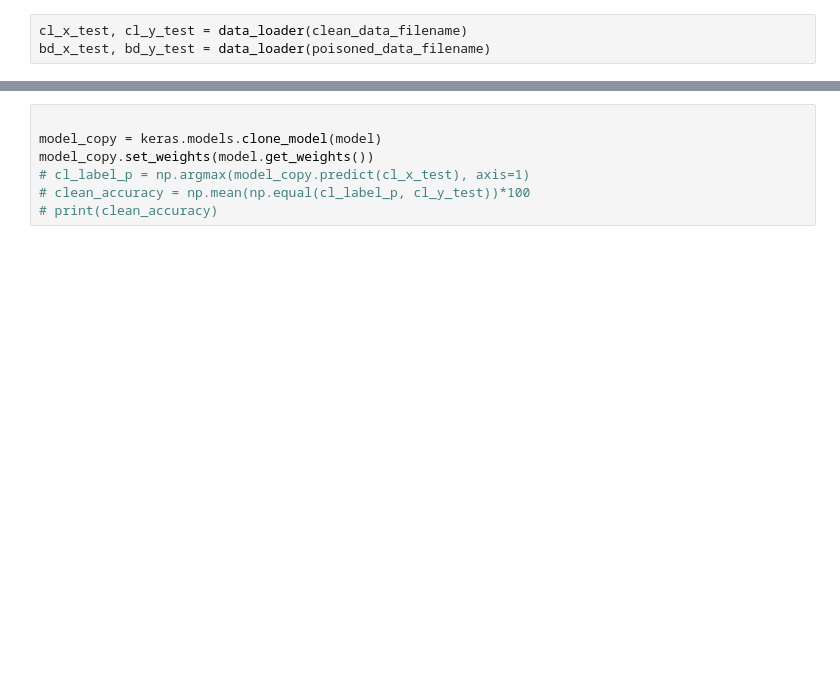
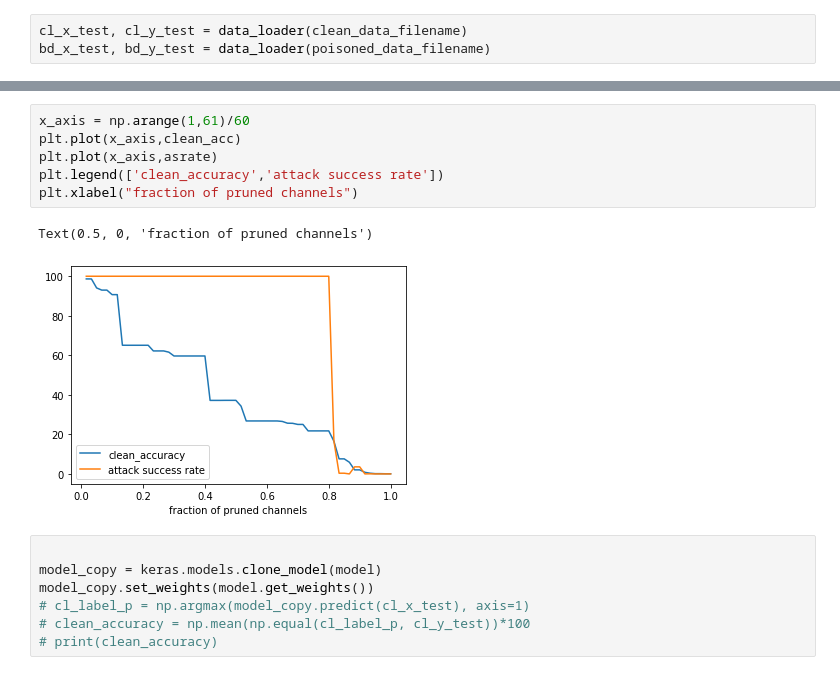
Before and after one commit to yeb2Binfang/ECE-GY-9163-ML-cyber, a Jupyter notebook: Lab/MLSec_Lab3.ipynb, the cells around one changed output, grey strips where cells are left out. Saved outputs shown, nothing was run; the diff lists cells and outputs as text; blank space fills up the shorter version.

```diff
--- a/Lab/MLSec_Lab3.ipynb
+++ b/Lab/MLSec_Lab3.ipynb
@@ -262,4 +281,13 @@ print(asrate)
 [100.0, 100.0, 100.0, 100.0, 100.0, 100.0, 100.0, 100.0, 100.0, 100.0, 100.0, 100.0, 100.0, 100.0, 100.0, 100.0, 100.0, 100.0, 100.0, 100.0, 100.0, 100.0, 100.0, 100.0, 100.0, 100.0, 100.0, 100.0, 100 ...
+# %%
+x_axis = np.arange(1,61)/60
+plt.plot(x_axis,clean_acc)
+plt.plot(x_axis,asrate)
+plt.legend(['clean_accuracy','attack success rate'])
+plt.xlabel("fraction of pruned channels")
+# %% [output]
+Text(0.5, 0, 'fraction of pruned channels')
+[figure, added]
 # %%
 
 model_copy = keras.models.clone_model(model)
```
Also changed, not shown: parts of 2 cells of this notebook.
